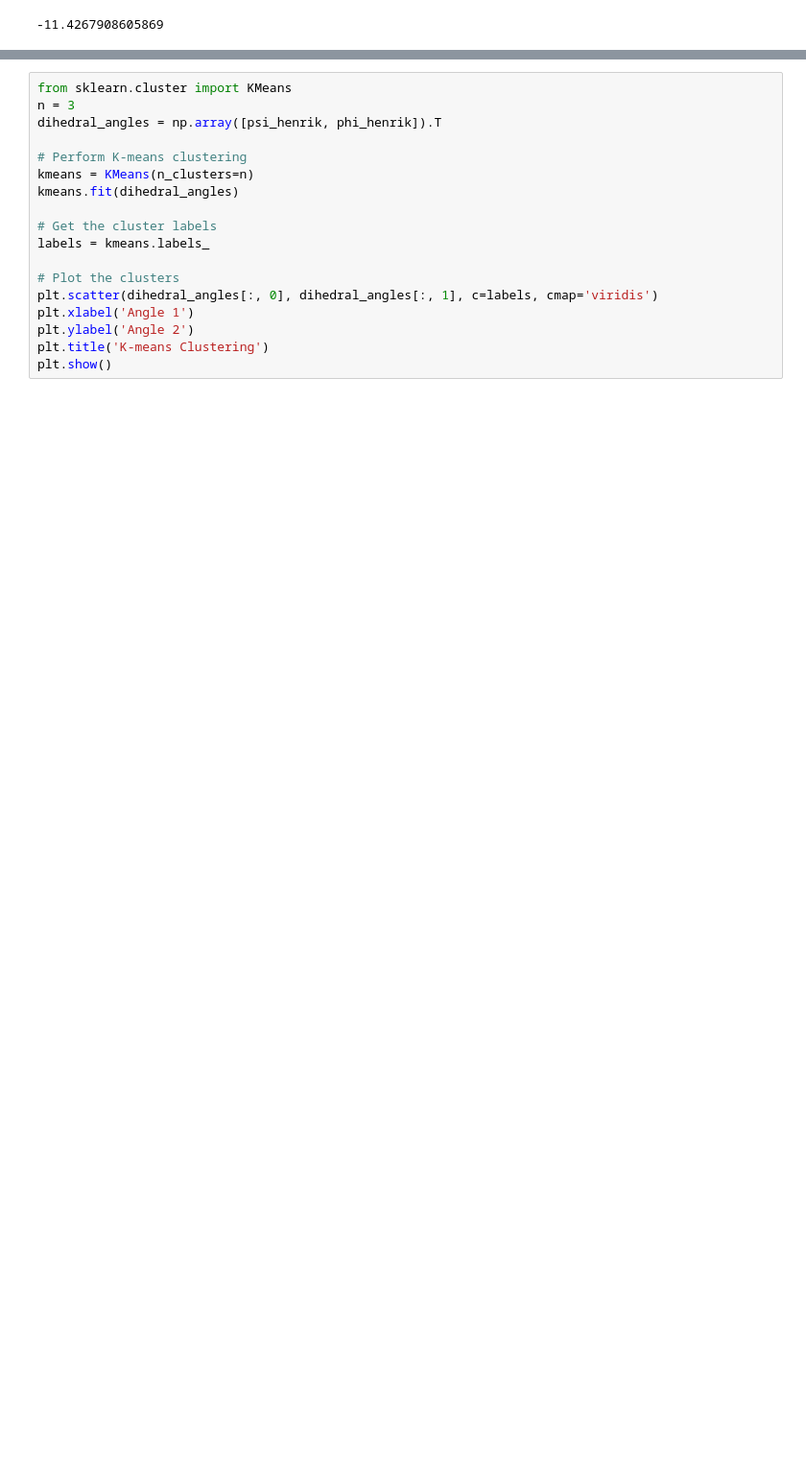
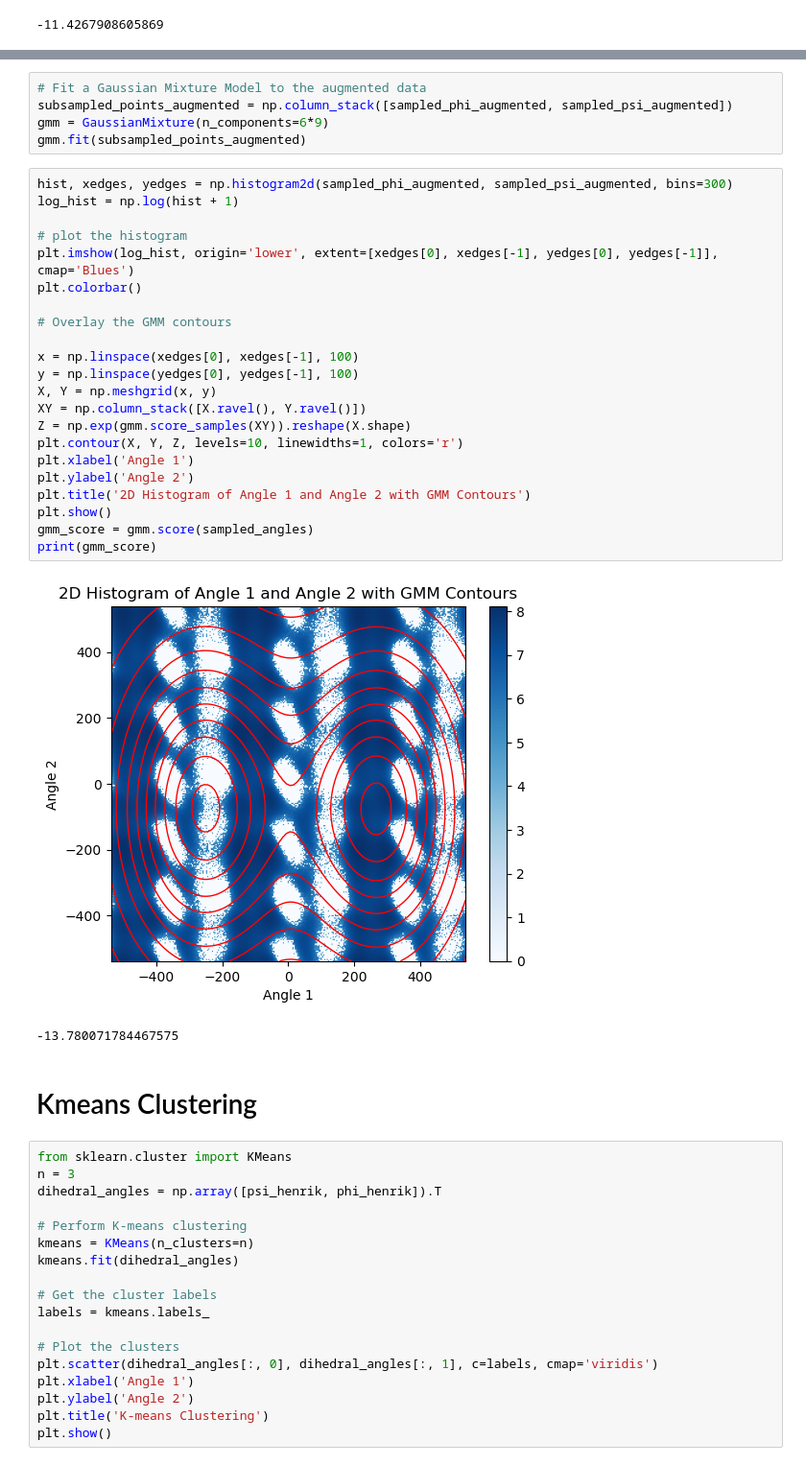
Before and after one commit to balu1029/gnn_uncertainty, a Jupyter notebook: datasets/helper/cv_visualizer.ipynb, the cells around one changed output, grey strips where cells are left out. Shown at 96% size. Cells and saved outputs as stored; diff of their text form; blank space fills up the shorter version.

```diff
--- a/datasets/helper/cv_visualizer.ipynb
+++ b/datasets/helper/cv_visualizer.ipynb
@@ -210,3 +278,35 @@ print(gmm_score)
+# %%
+# Fit a Gaussian Mixture Model to the augmented data
+subsampled_points_augmented = np.column_stack([sampled_phi_augmented, sampled_psi_augmented])
+gmm = GaussianMixture(n_components=6*9)
+gmm.fit(subsampled_points_augmented)
+# %%
+hist, xedges, yedges = np.histogram2d(sampled_phi_augmented, sampled_psi_augmented, bins=300)
+log_hist = np.log(hist + 1)
+
+# plot the histogram
+plt.imshow(log_hist, origin='lower', extent=[xedges[0], xedges[-1], yedges[0], yedges[-1]], cmap='Blues')
+plt.colorbar()
+
+# Overlay the GMM contours
+
+x = np.linspace(xedges[0], xedges[-1], 100)
+y = np.linspace(yedges[0], yedges[-1], 100)
+X, Y = np.meshgrid(x, y)
+XY = np.column_stack([X.ravel(), Y.ravel()])
+Z = np.exp(gmm.score_samples(XY)).reshape(X.shape)
+plt.contour(X, Y, Z, levels=10, linewidths=1, colors='r')
+plt.xlabel('Angle 1')
+plt.ylabel('Angle 2')
+plt.title('2D Histogram of Angle 1 and Angle 2 with GMM Contours')
+plt.show()
+gmm_score = gmm.score(sampled_angles)
+print(gmm_score)
+# %% [output]
+[figure, added]
+-13.780071784467575
+# %% [markdown]
+# Kmeans Clustering
 # %%
 from sklearn.cluster import KMeans
 n = 3
```
Also changed, not shown: parts of 6 cells of this notebook.
